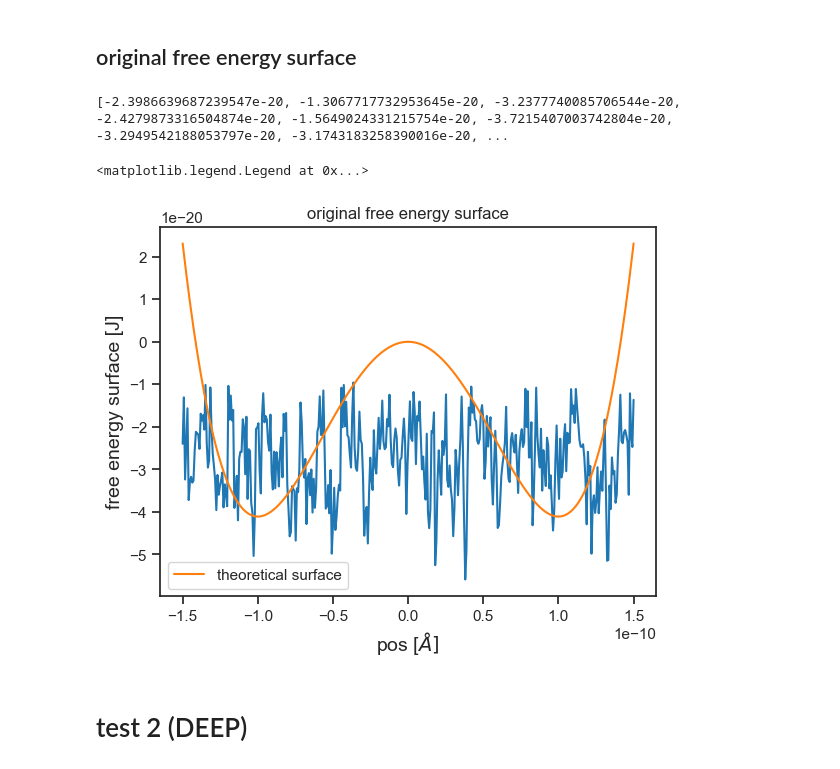
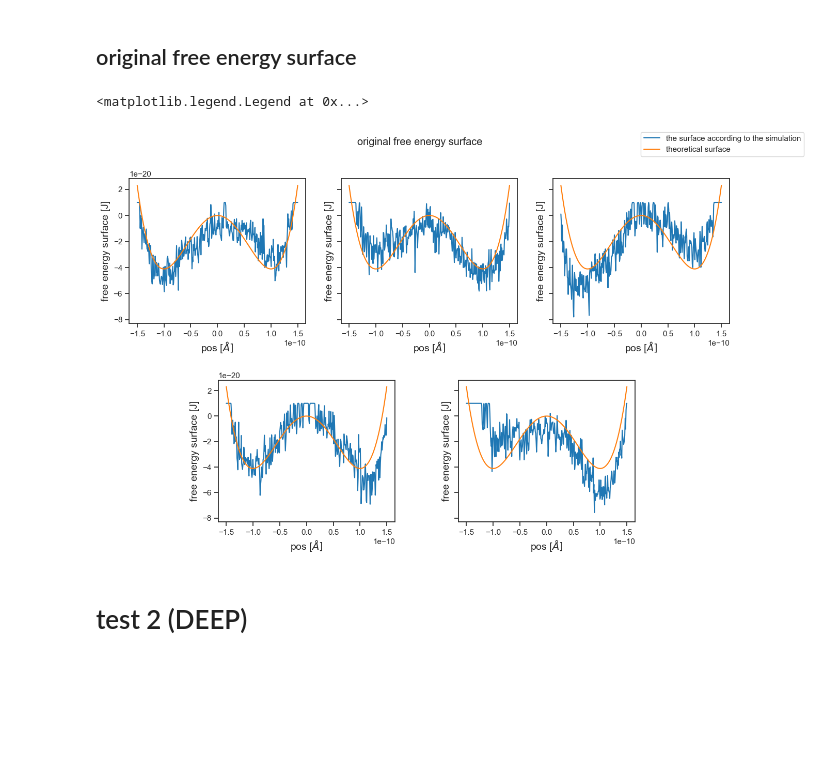
Before and after one commit to SagiMeir/Simulations4Beginners, a Jupyter notebook: poisson_rate_for_gaussians.ipynb, the cells around one changed output. Saved outputs shown, nothing was run; the diff lists cells and outputs as text; code cells hidden in the pictures; blank space fills up the shorter version.

```diff
--- a/poisson_rate_for_gaussians.ipynb
+++ b/poisson_rate_for_gaussians.ipynb
@@ -125,65 +125,56 @@ fig.legend()
 # %%
 import numpy as np
 import pandas as pd
 import matplotlib.pyplot as plt
 # and for nice looking plots:
 import seaborn as sns
 sns.set_theme(style="ticks",rc={'axes.labelsize':14},palette='tab10')
 
+fig, axes = plt.subplots(2,3, figsize=(15,8), sharex=False, sharey=True)
+axes[1][2].set_visible(False)
+axes[1][0].set_position([0.24,0.05,0.228,0.343])
+axes[1][1].set_position([0.55,0.05,0.228,0.343])
 
-x = np.linspace(-1.5E-10, 1.5E-10,376)
+x = np.linspace(-1.5E-10, 1.5E-10, 376)
 w = 2E-20
 sigma = 0.5E-12
-for i, seedNum in enumerate([937142]): #, 937143, 937144, 937145, 937146]):
-    df = pd.read_csv("gaussiansPos_1st_" + str(i) + ".log", sep='\s+')
-    #df = pd.read_csv("gaussiansPos.log", sep='\s+')
-    pos = df['X']
-    #print(pos)
-    arr = []
-    for j in x:
-        arr.append(-w * np.exp(-(np.array(j-pos)) ** 2 / (2 * sigma ** 2)).sum(0))
-
-    print(arr)
-    # print(arr[:-1])
-
-    # tfill = 220000 #steps
-    # freq = 1000
-    # start = 120000
-    # num = (int)((tfill - start + freq) / freq)
-    num = len(arr) - 2
-    points = np.array([0] * len(arr))
-    #print(len(points))
-    for j in range(len(arr), num, -1):
-        lst = np.array(arr[0:j] + [0] * (len(arr) - j))
-        #print(lst)
-        points = points + lst
-
-    for j in range(len(points)):
-        points[j] = points[j]  / (len(arr) - num)
-
-
-    #print(points)
-    #print(Xaxsis)
-
-    Xaxsis = np.linspace(-1.5E-10, 1.5E-10, len(points))
-    plt.plot(Xaxsis, points)
-
 y = []
 A = 4.11E20
 B = 8.22
 for i in x:
     y.append(A*i**4-B*i**2)
 
-plt.plot(x,y, label="theoretical surface")
+for i, seedNum in enumerate([937142, 937143, 937144, 937145, 937146]):
+    df = pd.read_csv("gaussiansPos_1st_" + str(i) + ".log", sep='\s+')
+    #df = pd.read_csv("gaussiansPos.log", sep='\s+')
+    pos = df['X']
+    arr = []
+    for j in x:
+        arr.append(-w * np.exp(-(np.array(j-pos)) ** 2 / (2 * sigma ** 2)).sum(0) +0.1E-19)
+    match i:
+        case 0:
+            axes[0][0].plot(x, arr, label="the surface according to the simulation")
+            axes[0][0].plot(x, y, label="theoretical surface")
+        case 1:
+            axes[0][1].plot(x, arr)
+            axes[0][1].plot(x, y)
+        case 2:
+            axes[0][2].plot(x, arr)
+            axes[0][2].plot(x, y)
+        case 3:
+            axes[1][0].plot(x, arr)
+            axes[1][0].plot(x, y)
+        case 4:
+            axes[1][1].plot(x, arr)
+            axes[1][1].plot(x, y)
 
-plt.title("original free energy surface")
-plt.xlabel(r"pos [$\AA ]$")
-plt.ylabel("free energy surface [J]")
-plt.legend()
+fig.suptitle("original free energy surface")
+for ax in axes.flat:
+    ax.set(xlabel=r"pos [$\AA ]$", ylabel="free energy surface [J]")
+fig.legend()
 # %% [output]
-[-2.3986639687239547e-20, -1.3067717732953645e-20, -3.2377740085706544e-20, -2.4279873316504874e-20, -1.5649024331215754e-20, -3.7215407003742804e-20, -3.2949542188053797e-20, -3.1743183258390016e-20, ...
+<matplotlib.legend.Legend at 0x...>
-<matplotlib.legend.Legend at 0x...>
-[figure, old version]
+[figure, new version]
 # %% [markdown]
 # test 2 (DEEP)
 # %% [markdown]
```
Also changed, not shown: 27 other files.
